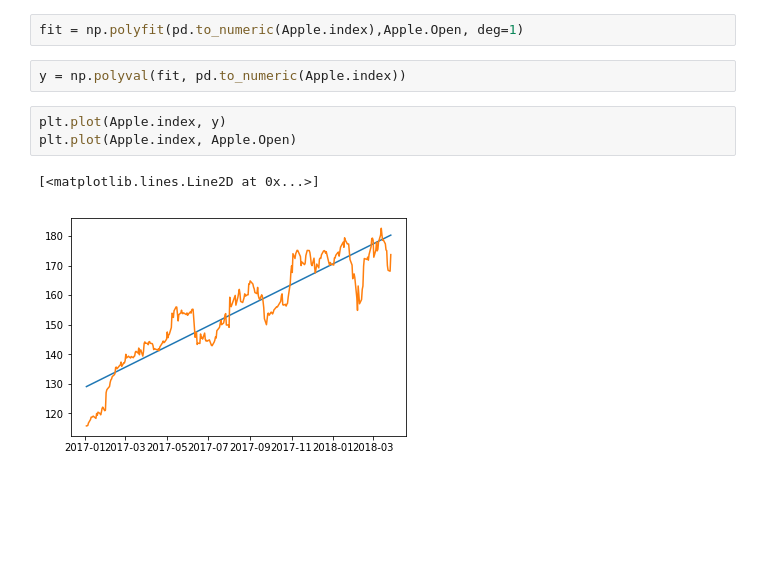
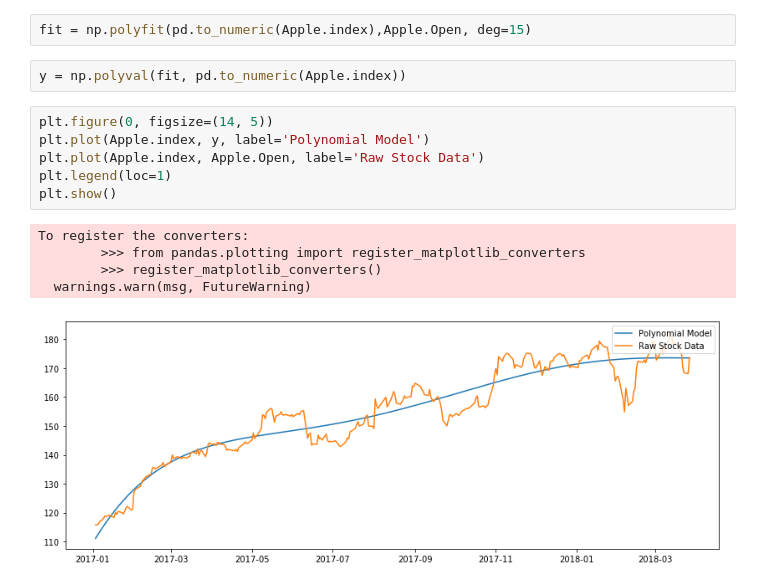
Before and after one commit to thepythonmentor/TPM-Financial-Analysis, a Jupyter notebook: Presentation_notebooks/day_one.ipynb, the cells around one changed output. Cells and saved outputs as stored; diff of their text form; blank space fills up the shorter version.

```diff
--- a/Presentation_notebooks/day_one.ipynb
+++ b/Presentation_notebooks/day_one.ipynb
@@ -42,12 +42,18 @@ min      115.800000
 max      182.590000
 Name: Open, dtype: float64
 # %%
-fit = np.polyfit(pd.to_numeric(Apple.index),Apple.Open, deg=1)
+fit = np.polyfit(pd.to_numeric(Apple.index),Apple.Open, deg=15)
 # %%
 y = np.polyval(fit, pd.to_numeric(Apple.index))
 # %%
-plt.plot(Apple.index, y)
-plt.plot(Apple.index, Apple.Open)
+plt.figure(0, figsize=(14, 5))
+plt.plot(Apple.index, y, label='Polynomial Model')
+plt.plot(Apple.index, Apple.Open, label='Raw Stock Data')
+plt.legend(loc=1)
+plt.show()
 # %% [output]
-[<matplotlib.lines.Line2D at 0x...>]
+To register the converters:
+        >>> from pandas.plotting import register_matplotlib_converters
+        >>> register_matplotlib_converters()
+  warnings.warn(msg, FutureWarning)
-[figure, old version]
+[figure, new version]
```
Also changed, not shown: parts of 1 cell of this notebook.
